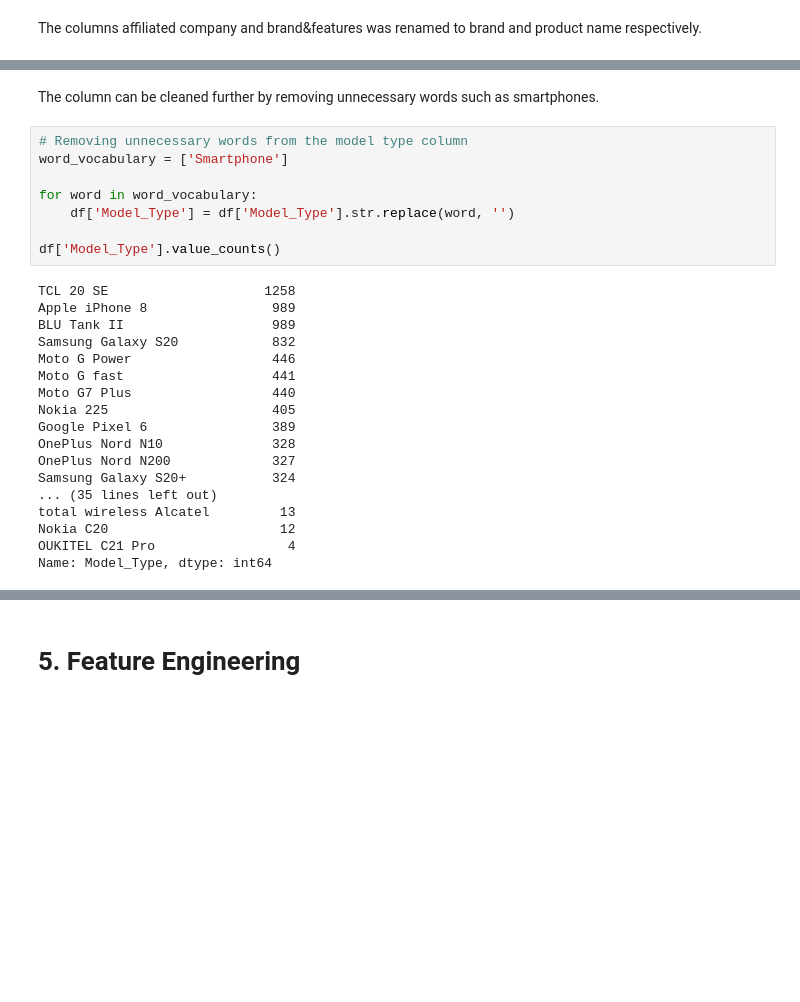
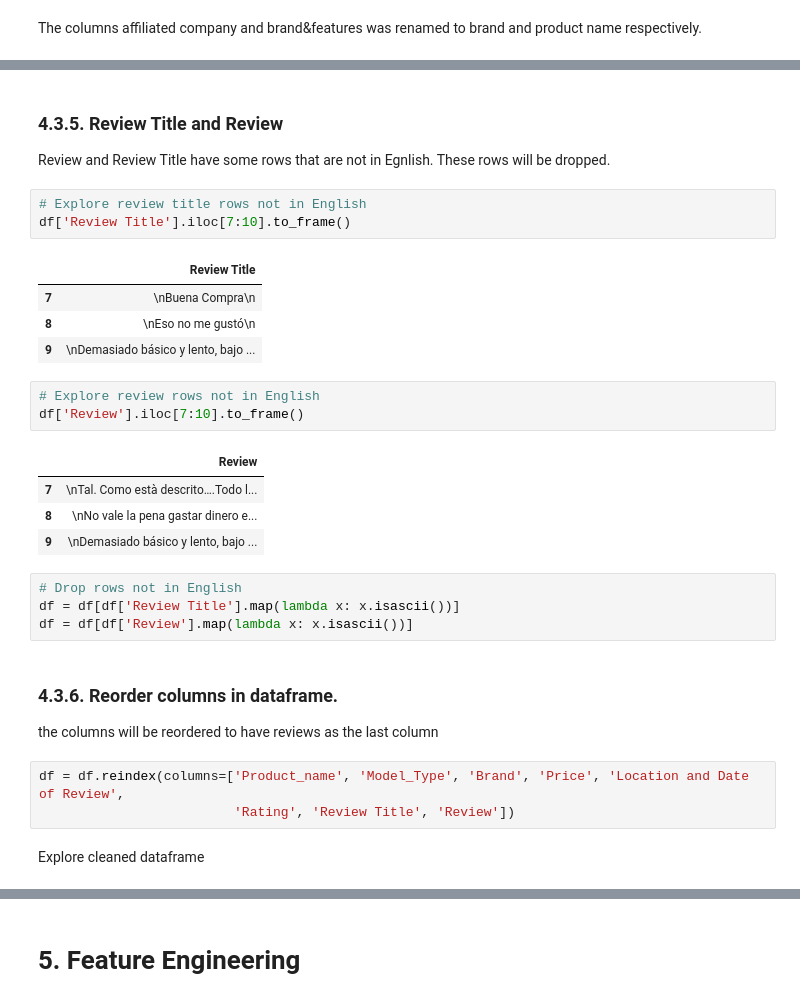
Before and after one commit to Mercy-Njambi/Mobile-Phone-Sentiment-Analysis, a Jupyter notebook: Mobile_Phone_Sentiment_Analysis.ipynb, the cells around one changed output, grey strips where cells are left out. Saved outputs shown, nothing was run; the diff lists cells and outputs as text; blank space fills up the shorter version.

```diff
--- a/Mobile_Phone_Sentiment_Analysis.ipynb
+++ b/Mobile_Phone_Sentiment_Analysis.ipynb
@@ -362,28 +292,33 @@ Name: Model_Type, dtype: int64
-# %% [markdown]
-The column can be cleaned further by removing unnecessary words such as smartphones.
-# %%
-# Removing unnecessary words from the model type column
-word_vocabulary = ['Smartphone']
-
-for word in word_vocabulary:
-    df['Model_Type'] = df['Model_Type'].str.replace(word, '')
-
-df['Model_Type'].value_counts()
-# %% [output]
-TCL 20 SE                    1258
-Apple iPhone 8                989
-BLU Tank II                   989
-Samsung Galaxy S20            832
-Moto G Power                  446
-Moto G fast                   441
-Moto G7 Plus                  440
-Nokia 225                     405
-Google Pixel 6                389
-OnePlus Nord N10              328
-OnePlus Nord N200             327
-Samsung Galaxy S20+           324
-... (35 lines left out)
-total wireless Alcatel         13
-Nokia C20                      12
-OUKITEL C21 Pro                 4
-Name: Model_Type, dtype: int64
+# %% [markdown]
+### 4.3.5. Review Title and Review
+
+Review and Review Title have some rows that are not in Egnlish.
+These rows will be dropped.
+# %%
+# Explore review title rows not in English
+df['Review Title'].iloc[7:10].to_frame()
+# %% [output]
+|  | Review Title |
+| 7 | \nBuena Compra\n |
+| 8 | \nEso no me gustó\n |
+| 9 | \nDemasiado básico y lento, bajo ... |
+# %%
+# Explore review rows not in English
+df['Review'].iloc[7:10].to_frame()
+# %% [output]
+|  | Review |
+| 7 | \nTal. Como està descrito….Todo l... |
+| 8 | \nNo vale la pena gastar dinero e... |
+| 9 | \nDemasiado básico y lento, bajo ... |
+# %%
+# Drop rows not in English
+df = df[df['Review Title'].map(lambda x: x.isascii())]
+df = df[df['Review'].map(lambda x: x.isascii())]
+# %% [markdown]
+### 4.3.6. Reorder columns in dataframe.
+the columns will be reordered to have reviews as the last column
+# %%
+df = df.reindex(columns=['Product_name', 'Model_Type', 'Brand', 'Price', 'Location and Date of Review',
+                         'Rating', 'Review Title', 'Review'])
+# %% [markdown]
+Explore cleaned dataframe
```
Also changed, not shown: parts of 43 cells of this notebook.
